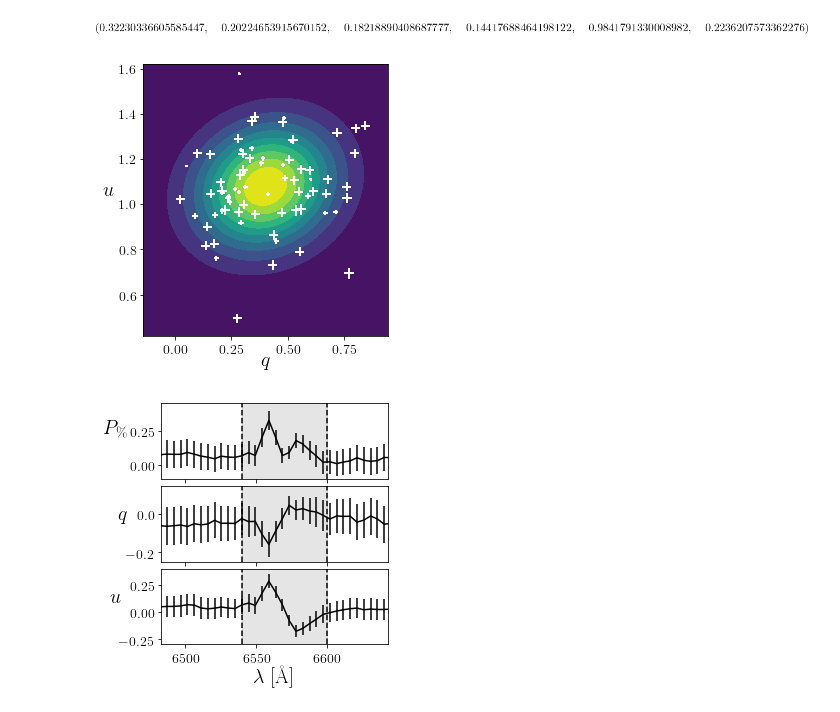
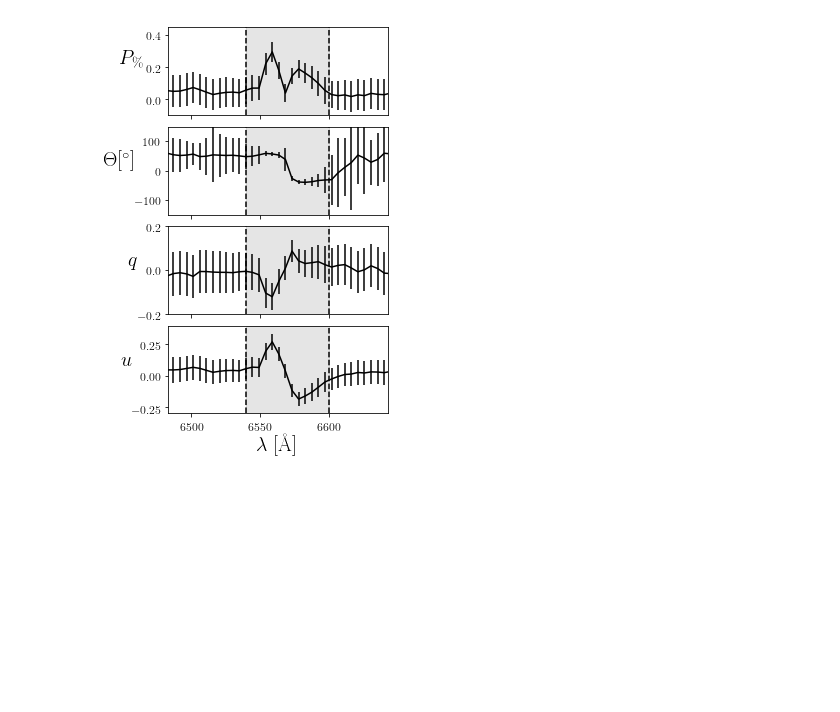
Before and after one commit to KeyanGootkin/P-Cygni-Spectropolarimetry, a Jupyter notebook: Intrinsic.ipynb, the cells around one changed output. Drawn from its saved outputs; the diff is of its cells as text; code cells hidden in the pictures; blank space fills up the shorter version.

```diff
--- a/Intrinsic.ipynb
+++ b/Intrinsic.ipynb
@@ -18,9 +20,9 @@ rcParams['ytick.labelsize']= 12
 # %%
 intrinsic_dir = "C:/Users/Keyan/Desktop/Science/Data/P-Cygni/Data/intrinsic_pols/"
 files = glob(intrinsic_dir+"*")
-retfiles = [f    for f in files if f[72]=='o']
-rfiles = [f    for f in files if f[72]=='r']
-bfiles = [f    for f in files if f[72]=='b']
+retfiles = [f    for f in files if f[69]=='o']
+rfiles = [f    for f in files if f[69]=='r']
+bfiles = [f    for f in files if f[69]=='b']
 matched = []
 for rf in rfiles:
     for bf in bfiles:
@@ -92,21 +93,3 @@ ell = Ellipse(q=bt.ovq,u=bt.ovu)
-# %%
-kG,G = ell.KDE_Gaussian()
-fig,ax = plt.subplots(1,figsize=[4,4.65])
-plt.tight_layout(rect=(0,0.01,1,1))
-ax.set_facecolor("#471365")
-ax.set_aspect('equal')
-plt.contourf(ell.X,ell.Y,ell.G,levels=10,cmap=plt.cm.viridis)
-plt.errorbar(bt.ovq,bt.ovu,yerr=bt.ove,xerr=bt.ove,linestyle='none',elinewidth=2, color='white')
-
-ax.set_ylabel("$u$",fontsize=20,usetex=True,rotation=0,labelpad=10)
-ax.set_xlabel("$q$",size=20,usetex=True,labelpad=-6)
-
-plt.tight_layout(pad=0)
-plt.savefig(paperdir+"/gauss.png",overwrite=True,dpi=300)
-ell.sig,ell.stdq,ell.stdu,ell.r,ell.L,ell.p
-# %% [output]
-[figure, removed]
-[figure, removed]
 # %%
 interp_Q = []
 interp_U = []
@@ -114,51 +97,56 @@ interp_err = []
 for i in range(1, len(mdfs)):
     interpolated_Q = np.interp(mdfs[0].Wavelength, mdfs[i].Wavelength, mdfs[i].Q)
     interp_Q.append(interpolated_Q)
-
     interpolated_U = np.interp(mdfs[0].Wavelength, mdfs[i].Wavelength, mdfs[i].U)
     interp_U.append(interpolated_U)
-
     interpolated_err = np.interp(mdfs[0].Wavelength, mdfs[i].Wavelength, mdfs[i].Error)
     interp_err.append(interpolated_err)
-mean_Q = np.mean(np.array(interp_Q), axis=0)
-mean_U = np.mean(np.array(interp_U), axis=0)
+mean_Q = np.sum(np.array(interp_Q)*(np.array(interp_err)**-2), axis=0)/np.sum(np.array(interp_err)**-2, axis=0)
+mean_U = np.sum(np.array(interp_U)*(np.array(interp_err)**-2), axis=0)/np.sum(np.array(interp_err)**-2, axis=0)
 mean_err = np.sqrt(np.sum(np.array(interp_err)**2, axis=0) / len(interp_err))
 # %%
 mpol,mpos = pc.polarization(mean_Q,mean_U)
 mpaerr = pc.position_angle_error(mpol,mean_err)
 # %%
-fig,(ax1,ax2,ax3) = plt.subplots(3,figsize=[4,4],sharex=True)
+fig,(ax1,ax2,ax3,ax4) = plt.subplots(4,figsize=[4,6],sharex=True)
 fig.subplots_adjust(wspace=0.01,hspace=0)
 
-ax1.errorbar(mdfs[0].Wavelength[150:-100],mpol[150:-100],yerr=mean_err[150:-100],color='black')
+ax1.errorbar(mdfs[0].Wavelength,mpol,yerr=mean_err,color='black')
 ax1.set_xlim(6563-80,6563+80)
 ax1.set_ylim(-0.1,0.45)
 ax1.set_ylabel("$P_\%$",size=20,usetex=True,rotation=0,labelpad=15);
 
-ax2.errorbar(mdfs[0].Wavelength,mean_Q,yerr=mean_err,color='black')
-ax2.set_ylim(-0.25,0.15)
-ax2.set_ylabel("$q$",size=20,usetex=True,rotation=0);
+ax2.errorbar(mdfs[0].Wavelength,mpos,yerr=mpaerr,color='black')
+ax2.set_xlim(6563-80,6563+80)
+ax2.set_ylim(-150,150)
+ax2.set_ylabel("$\Theta [^\circ]$",size=20,usetex=True,rotation=0,labelpad=15);
 
+ax3.errorbar(mdfs[0].Wavelength,mean_Q,yerr=mean_err,color='black')
+ax3.set_ylim(-0.2,0.2)
+ax3.set_ylabel("$q$",size=20,usetex=True,rotation=0);
 
-ax3.errorbar(mdfs[0].Wavelength,mean_U,yerr=mean_err,color='black')
-ax3.set_ylim(-0.3,0.4)
-ax3.set_xlabel("$\lambda$ [\AA]",size=20,usetex=True,labelpad=0);
-ax3.set_ylabel("$u$",size=20,usetex=True,rotation=0);
+ax4.errorbar(mdfs[0].Wavelength,mean_U,yerr=mean_err,color='black')
+ax4.set_ylim(-0.3,0.4)
+ax4.set_xlabel("$\lambda$ [\AA]",size=20,usetex=True,labelpad=0);
+ax4.set_ylabel("$u$",size=20,usetex=True,rotation=0);
 
 ax1.axvspan(6540,6600,color='black',alpha=0.1)
 ax1.axvline(6540,linestyle='--',color='black')
 ax1.axvline(6600,linestyle='--',color='black')
 ax2.axvspan(6540,6600,color='black',alpha=0.1)
 ax2.axvline(6540,linestyle='--',color='black')
 ax2.axvline(6600,linestyle='--',color='black')
 ax3.axvspan(6540,6600,color='black',alpha=0.1)
 ax3.axvline(6540,linestyle='--',color='black')
 ax3.axvline(6600,linestyle='--',color='black')
+ax4.axvspan(6540,6600,color='black',alpha=0.1)
+ax4.axvline(6540,linestyle='--',color='black')
+ax4.axvline(6600,linestyle='--',color='black')
 
 plt.tight_layout(pad=0)
 plt.savefig(paperdir+"/halpha.png",overwrite=True,dpi=300)
 # %% [output]
-[figure, old version]
+[figure, new version]
 # %%
 count = 0
 fig,ax=plt.subplots(1,figsize=[4,9])
```
Also changed, not shown: parts of 11 cells of this notebook, 18 other files.
